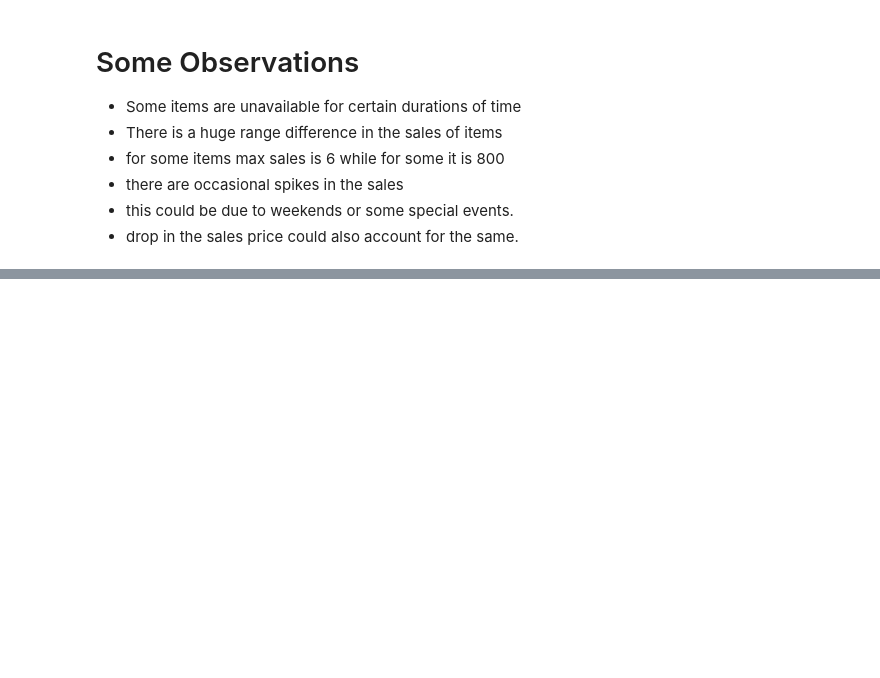
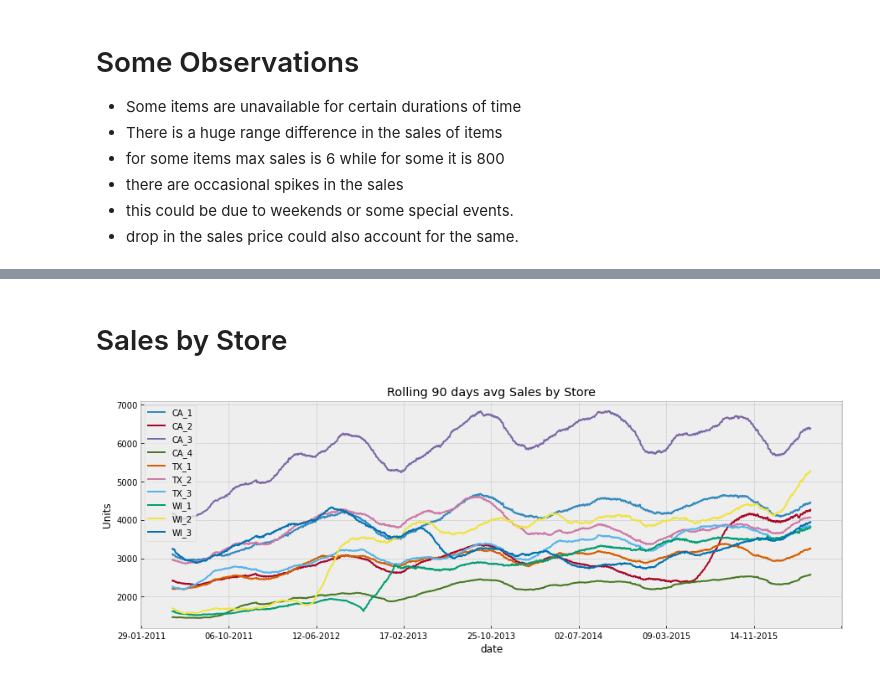
Before and after one commit to vineethm1627/Forcous, a Jupyter notebook: data_exploration.ipynb, the cells around one changed output, grey strips where cells are left out. Saved outputs shown, nothing was run; the diff lists cells and outputs as text; code cells hidden in the pictures; blank space fills up the shorter version.

```diff
--- a/data_exploration.ipynb
+++ b/data_exploration.ipynb
@@ -274,0 +338,14 @@ plt.show()
+# %% [markdown]
+# Sales by Store
+# %%
+# there are 10 unique stores.
+store_list = sellp['store_id'].unique()
+for store in store_list:
+    items = [i for i in sales.columns if store in i]
+    sales[items].sum(axis = 1).rolling(90).mean().plot(figsize = (15, 5), alpha = 1, title = 'Rolling 90 days avg Sales by Store')
+
+plt.ylabel("Units")
+plt.legend(store_list)
+plt.show()
+# %% [output]
+[figure, added]
```
Also changed, not shown: parts of 34 cells of this notebook.
